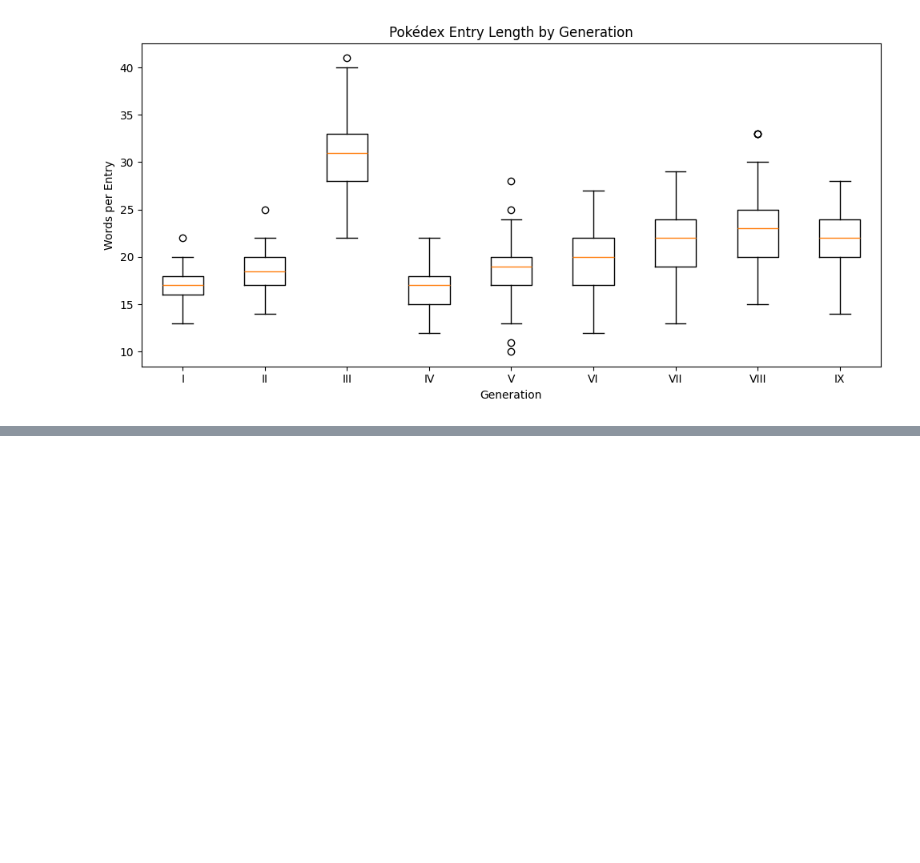
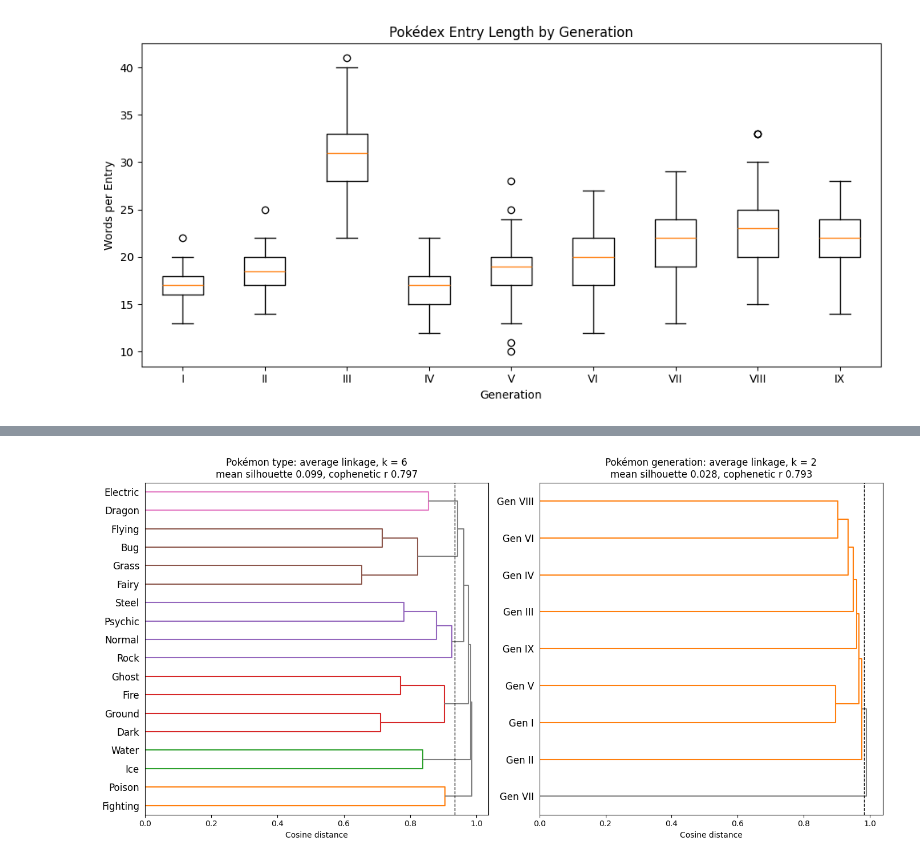
Before and after one commit to Thieron/DS-4002-group-01, a Jupyter notebook: project1/SCRIPTS/Analysis.ipynb, the cells around one changed output, grey strips where cells are left out. Drawn from its saved outputs; the diff is of its cells as text; code cells hidden in the pictures; blank space fills up the shorter version.

```diff
--- a/project1/SCRIPTS/Analysis.ipynb
+++ b/project1/SCRIPTS/Analysis.ipynb
@@ -198,0 +263,23 @@ Loaded: type (18x150), generation (9x150)
+# %%
+def pretty(label, names):
+    if label == "generation":
+        return ["Gen " + n.split("-")[1].upper() for n in names]
+    return [n.capitalize() for n in names]
+
+
+fig, axes = plt.subplots(1, 2, figsize=(14, 7))
+
+for ax, (label, res) in zip(axes, hca.items()):
+    Z, k = res["Z"], res["k"]
+    cut = (Z[-k, 2] + Z[-(k - 1), 2]) / 2   # height that leaves exactly k clusters
+    dendrogram(Z, labels=pretty(label, mats[label].index), orientation="right",
+               color_threshold=cut, above_threshold_color="grey", ax=ax)
+    ax.axvline(cut, ls="--", c="k", lw=1)
+    ax.set_title(f"Pokémon {label}: {LINKAGE} linkage, k = {k}\n"
+                 f"mean silhouette {res['sil'][k]:.3f}, cophenetic r {res['coph']:.3f}")
+    ax.set_xlabel("Cosine distance")
+
+plt.tight_layout()
+plt.show()
+# %% [output]
+[figure, added]
```
Also changed, not shown: parts of 4 cells of this notebook.
